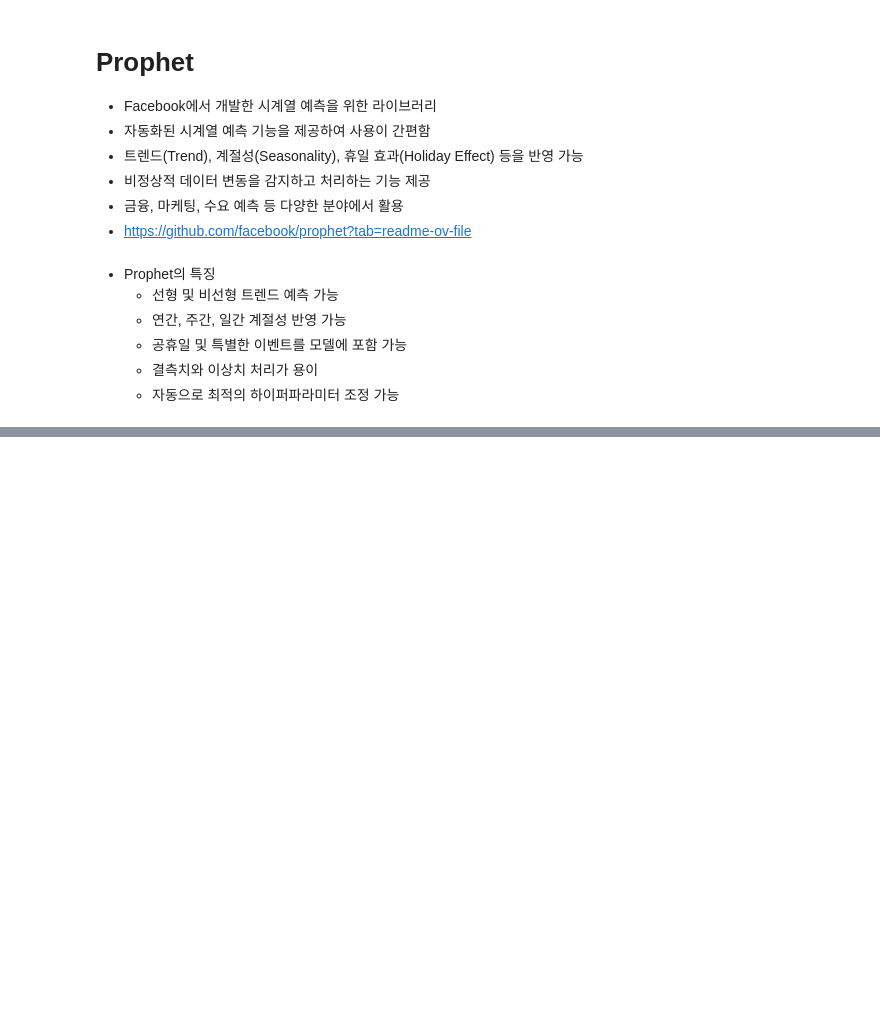
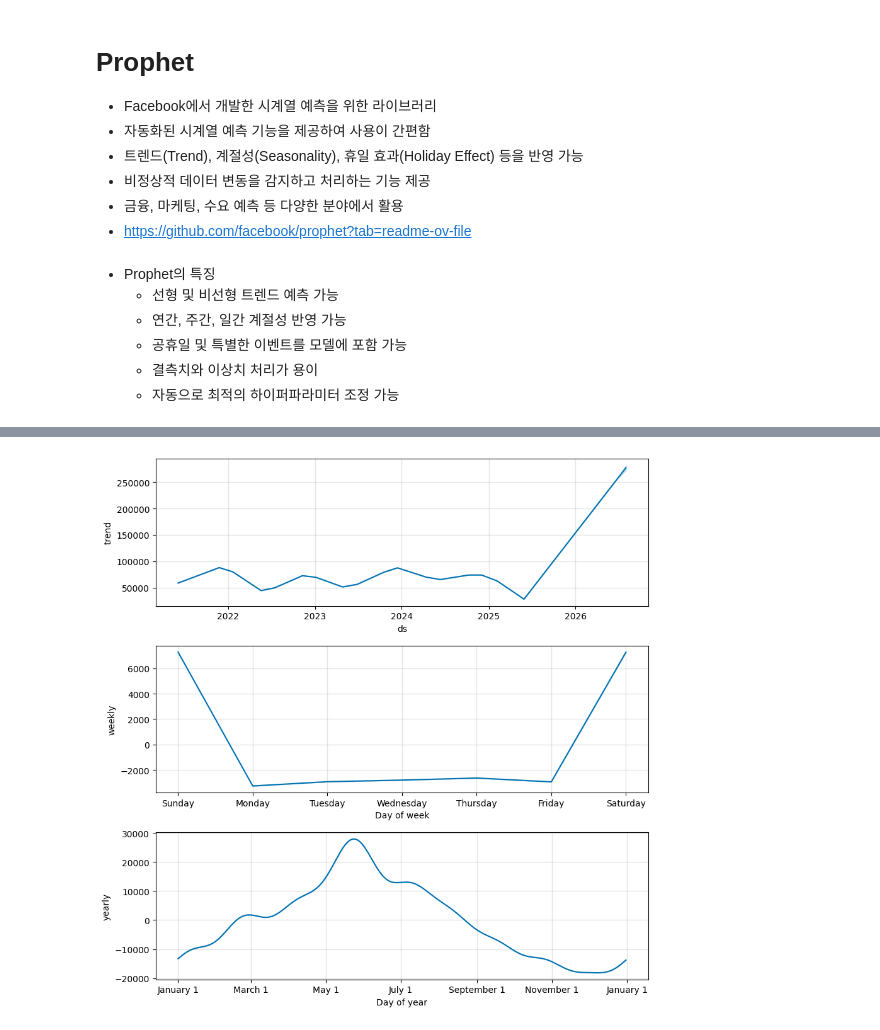
Before and after one commit to dovan2026/SKN30_playdata, a Jupyter notebook: LLM/dl_06_prophet.ipynb, the cells around one changed output, grey strips where cells are left out. Drawn from its saved outputs; the diff is of its cells as text; code cells hidden in the pictures; blank space fills up the shorter version.

```diff
--- a/LLM/dl_06_prophet.ipynb
+++ b/LLM/dl_06_prophet.ipynb
@@ -25,0 +91,6 @@ warnings.filterwarnings('ignore')
+# %%
+# 예측 결과를 추세와 계절성 구성 요소로 분해
+# plot_components : 모델이 어떤 패턴을 근거로 예측했는지 해석할 때 유용
+fig2 = model.plot_components(forecast)
+# %% [output]
+[figure, added]
```
Also changed, not shown: parts of 6 cells of this notebook, 4 other files.
